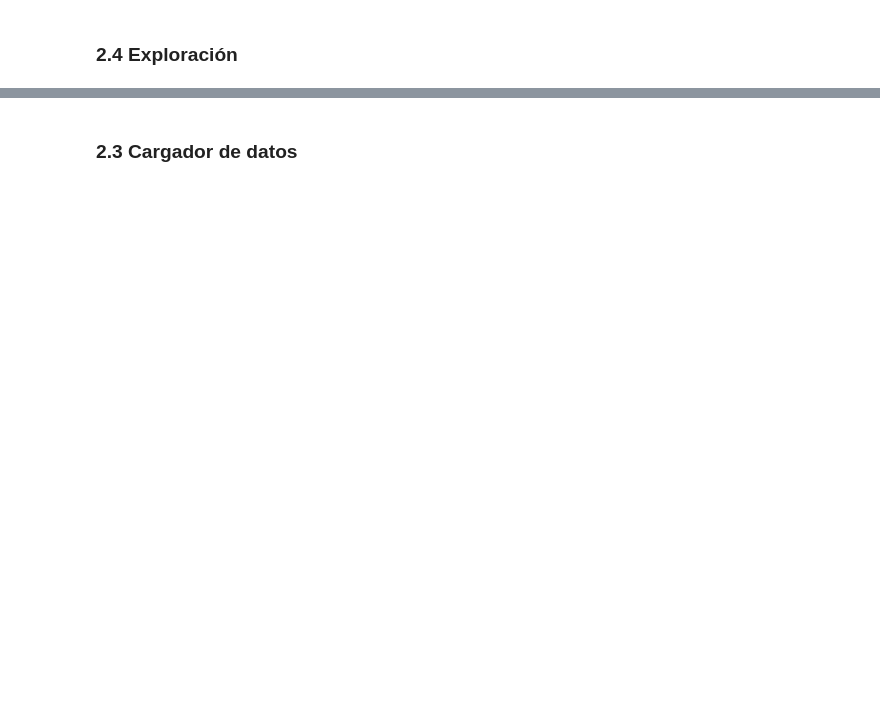
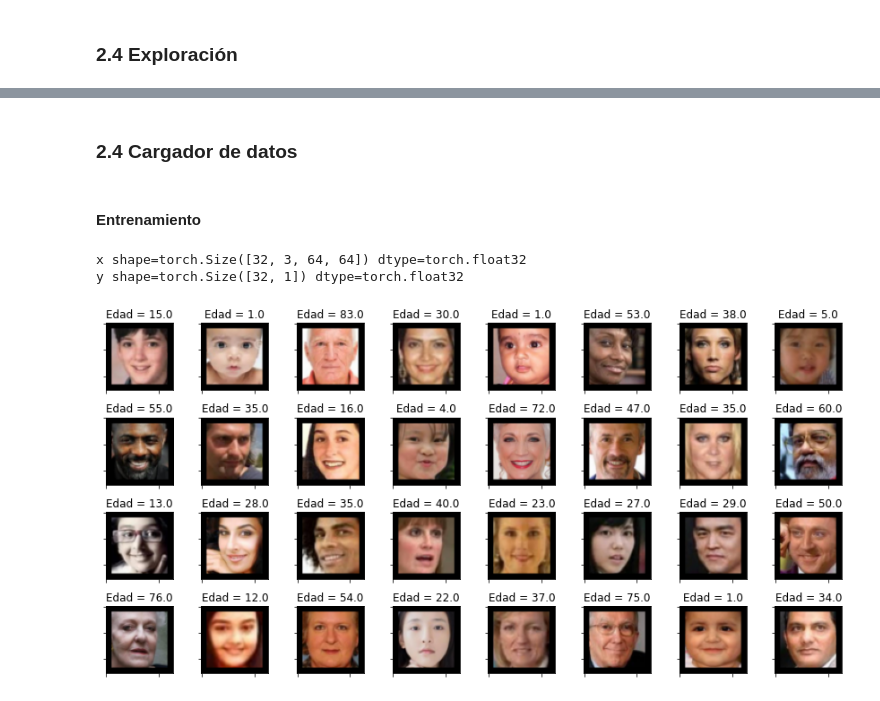
Before and after one commit to JorgeTonatiuh/aprendizaje_profundo_tarea_2, a Jupyter notebook: prediccion_edades.ipynb, the cells around one changed output, grey strips where cells are left out. Cells and saved outputs as stored; diff of their text form; code cells hidden in the pictures; blank space fills up the shorter version.

```diff
--- a/prediccion_edades.ipynb
+++ b/prediccion_edades.ipynb
@@ -239,2 +253,41 @@ y shape=torch.Size([32, 1]) dtype=torch.float32
 # %% [markdown]
-### 2.3 Cargador de datos
+### 2.4 Cargador de datos
+# %% [markdown]
+#### Entrenamiento
+# %%
+# transformación de entrenamiento
+trn_tsfm = transforms.Compose([
+    # cortamos al centro 240x240
+    transforms.CenterCrop(240),
+    # redimensionamos a 64x64
+    transforms.Resize(IMG_SIZE),
+    # Agregar acrecentamiento de datos usando un espejeo horizontal.
+    # aumentado de datos
+    # espejeo horizontal aleatorio
+    transforms.RandomHorizontalFlip(),
+    # de numpy.ndarray    (H x W x C) en rango [0, 255]
+    # a torch.FloatTensor (C x H x W) en rango [0, 1]
+    transforms.ToTensor()
+])
+
+# conjunto
+trn_ds = FacesDS(data_dir, trn_tsfm, 'trn')
+
+trn_dl = DataLoader(
+    # conjunto
+    trn_ds,
+    # tamaño del lote
+    batch_size=BATCH_SIZE,
+    # desordenar
+    shuffle=True
+)
+
+x, y = next(iter(trn_dl))
+print(f'x shape={x.shape} dtype={x.dtype}')
+print(f'y shape={y.shape} dtype={y.dtype}')
+titles = [f'Edad = {l.item()}' for l in y]
+display_batch(x, titles, ROWS, COLS)
+# %% [output]
+x shape=torch.Size([32, 3, 64, 64]) dtype=torch.float32
+y shape=torch.Size([32, 1]) dtype=torch.float32
+[figure, added]
```
Also changed, not shown: parts of 8 cells of this notebook.
